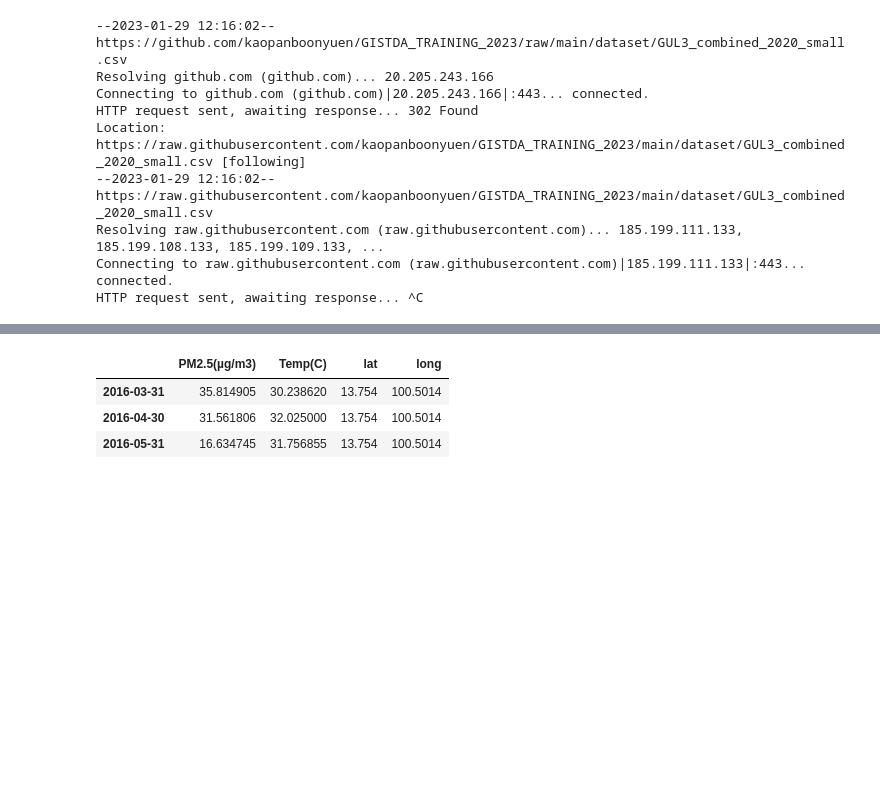
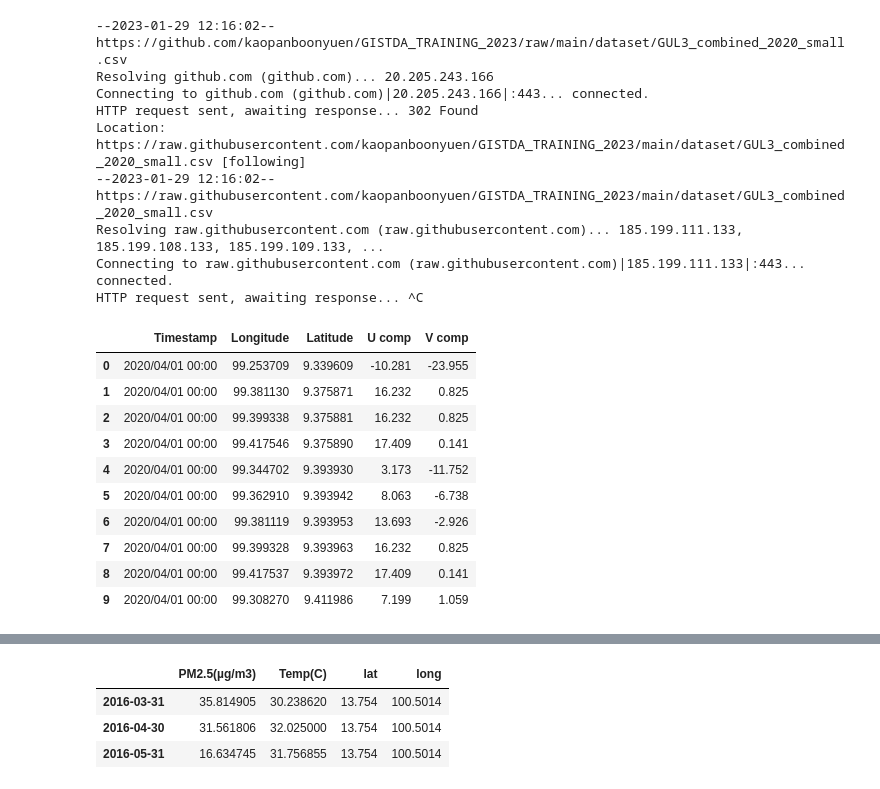
Before and after one commit to kaopanboonyuen/GISTDA_TRAINING_2023, a Jupyter notebook: code/C3-SARIMAX.ipynb, the cells around one changed output, grey strips where cells are left out. Cells and saved outputs as stored; diff of their text form; code cells hidden in the pictures; blank space fills up the shorter version.

```diff
--- a/code/C3-SARIMAX.ipynb
+++ b/code/C3-SARIMAX.ipynb
@@ -254,0 +255,14 @@ data = pd.read_csv('../dataset/GUL3_combined_2020_small.csv', date_parser = True
+# %%
+data.head(10)
+# %% [output]
+|  | Timestamp | Longitude | Latitude | U comp | V comp |
+| 0 | 2020/04/01 00:00 | 99.253709 | 9.339609 | -10.281 | -23.955 |
+| 1 | 2020/04/01 00:00 | 99.381130 | 9.375871 | 16.232 | 0.825 |
+| 2 | 2020/04/01 00:00 | 99.399338 | 9.375881 | 16.232 | 0.825 |
+| 3 | 2020/04/01 00:00 | 99.417546 | 9.375890 | 17.409 | 0.141 |
+| 4 | 2020/04/01 00:00 | 99.344702 | 9.393930 | 3.173 | -11.752 |
+| 5 | 2020/04/01 00:00 | 99.362910 | 9.393942 | 8.063 | -6.738 |
+| 6 | 2020/04/01 00:00 | 99.381119 | 9.393953 | 13.693 | -2.926 |
+| 7 | 2020/04/01 00:00 | 99.399328 | 9.393963 | 16.232 | 0.825 |
+| 8 | 2020/04/01 00:00 | 99.417537 | 9.393972 | 17.409 | 0.141 |
+| 9 | 2020/04/01 00:00 | 99.308270 | 9.411986 | 7.199 | 1.059 |
```
Also changed, not shown: parts of 5 cells of this notebook, 9 other files.
